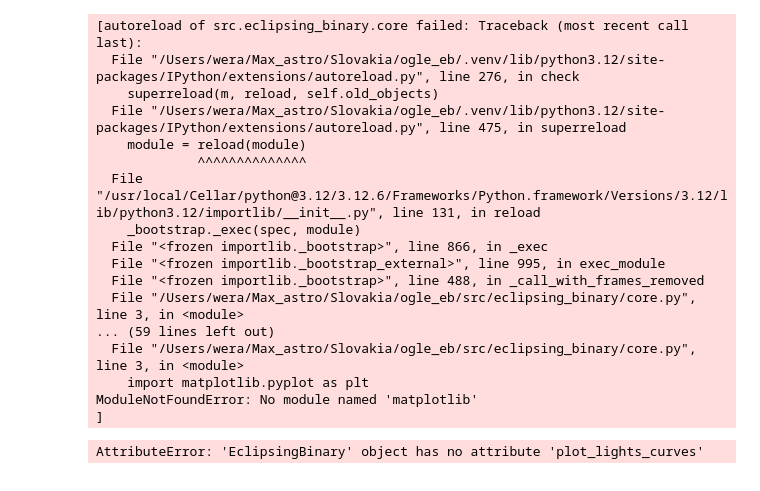
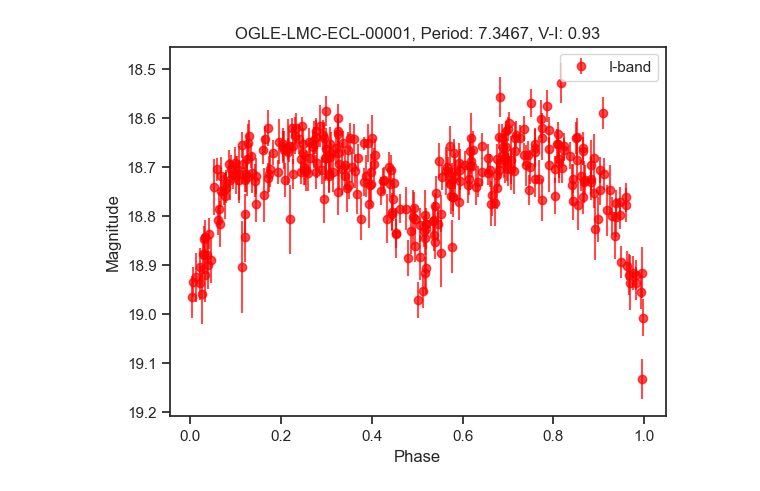
Before and after one commit to gabdeevmaksim/ogle_eb, a Jupyter notebook: notebooks/test.ipynb, the cells around one changed output. Cells and saved outputs as stored; diff of their text form; code cells hidden in the pictures.

```diff
--- a/notebooks/test.ipynb
+++ b/notebooks/test.ipynb
@@ -17,4 +18,6 @@ binaries = read_data(paths['ecl_file'], ident_filename=paths['ident_file'])
+# %%
+binaries = read_data(paths)
 # %%
-binary=binaries[1000]
+binary=binaries[0]
 binary.check_status()
 # %% [output]
@@ -48,21 +40,4 @@ lc_V: Calculated
-# %%
-binary.plot_lights_curves()
-# %% [output]
-[autoreload of src.eclipsing_binary.core failed: Traceback (most recent call last):
-  File "/Users/wera/Max_astro/Slovakia/ogle_eb/.venv/lib/python3.12/site-packages/IPython/extensions/autoreload.py", line 276, in check
-    superreload(m, reload, self.old_objects)
-  File "/Users/wera/Max_astro/Slovakia/ogle_eb/.venv/lib/python3.12/site-packages/IPython/extensions/autoreload.py", line 475, in superreload
-    module = reload(module)
-             ^^^^^^^^^^^^^^
-  File "/usr/local/Cellar/python@3.12/3.12.6/Frameworks/Python.framework/Versions/3.12/lib/python3.12/importlib/__init__.py", line 131, in reload
-    _bootstrap._exec(spec, module)
-  File "<frozen importlib._bootstrap>", line 866, in _exec
-  File "<frozen importlib._bootstrap_external>", line 995, in exec_module
-  File "<frozen importlib._bootstrap>", line 488, in _call_with_frames_removed
-  File "/Users/wera/Max_astro/Slovakia/ogle_eb/src/eclipsing_binary/core.py", line 3, in <module>
-... (59 lines left out)
-  File "/Users/wera/Max_astro/Slovakia/ogle_eb/src/eclipsing_binary/core.py", line 3, in <module>
-    import matplotlib.pyplot as plt
-ModuleNotFoundError: No module named 'matplotlib'
-]
-AttributeError: 'EclipsingBinary' object has no attribute 'plot_lights_curves'
+# %%
+binary.plot_light_curves(band= 'I')
+# %% [output]
+[figure, added]
```
Also changed, not shown: parts of 7 cells of this notebook, 11 other files.
